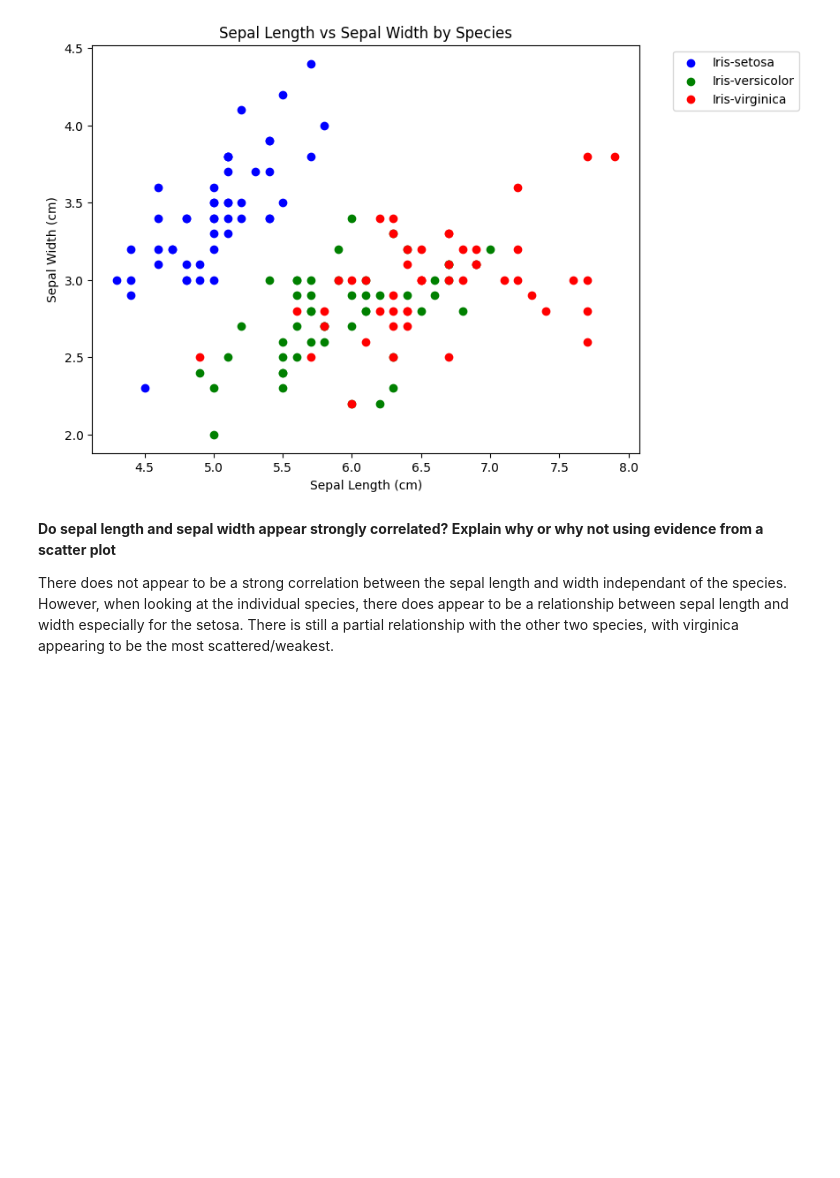
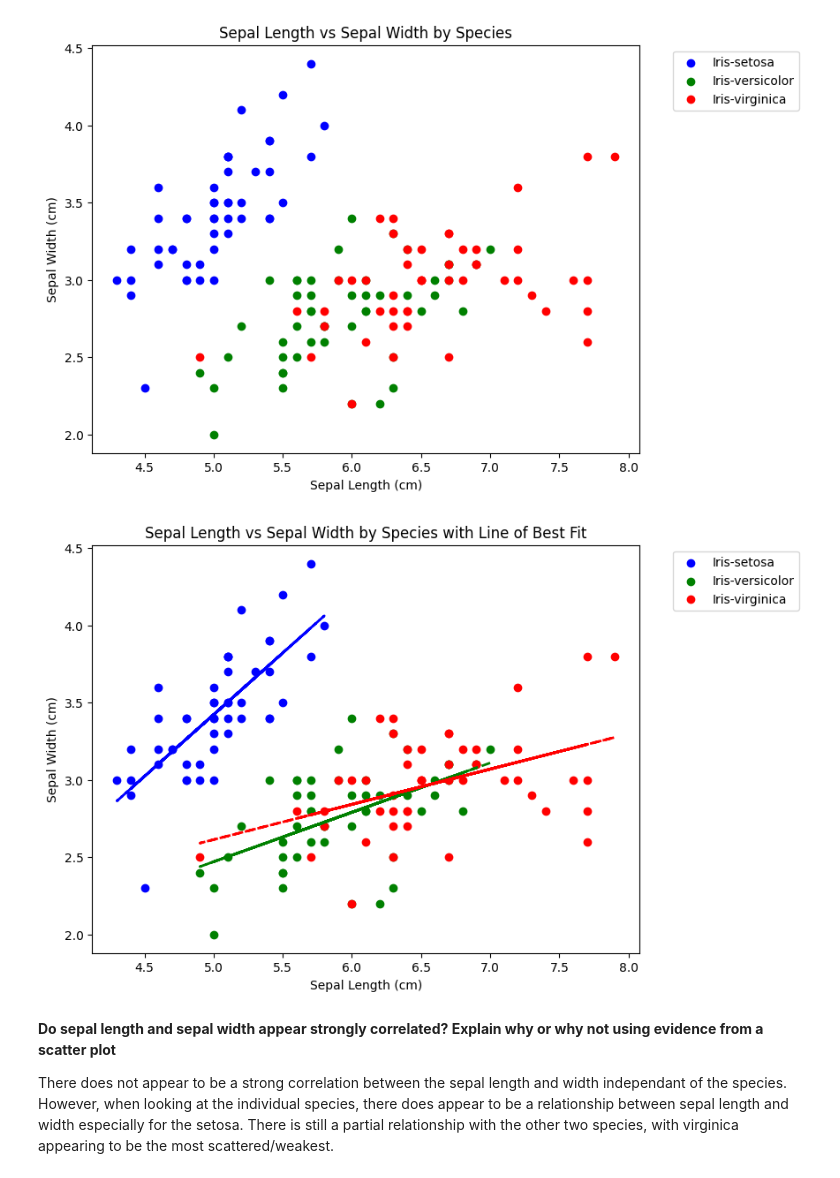
Before and after one commit to DavisReinhard/iris-analysis-group1, a Jupyter notebook: iris_project.ipynb, the cells around one changed output. Cells and saved outputs as stored; diff of their text form; code cells hidden in the pictures; blank space fills up the shorter version.

Commit message:
Added Line of Best Fit, also calculated median of petal length for PP

```diff
--- a/iris_project.ipynb
+++ b/iris_project.ipynb
@@ -449,6 +458,40 @@ plt.ylabel("Sepal Width (cm)")
 plt.show()
 # %% [output]
 [figure]
+# %%
+import matplotlib.pyplot as plt
+import numpy as np
+
+# Create a color dictionary for each species (same as before)
+species_colors = {
+    "Iris-setosa": "blue",
+    "Iris-versicolor": "green",
+    "Iris-virginica": "red"
+}
+
+plt.figure(figsize=(8,6))
+
+# Loop through each species to plot scatter + line of best fit
+for species, color in species_colors.items():
+    subset = df[df["species"] == species]
+    x = subset["sepal_length"]
+    y = subset["sepal_width"]
+
+    # Scatter plot
+    plt.scatter(x, y, color=color, label=species)
+
+    # Line of best fit using NumPy's polyfit (1st degree = linear)
+    m, b = np.polyfit(x, y, 1)
+    plt.plot(x, m*x + b, color=color, linestyle="--", linewidth=2)
+
+# Labels and title
+plt.title("Sepal Length vs Sepal Width by Species with Line of Best Fit")
+plt.xlabel("Sepal Length (cm)")
+plt.ylabel("Sepal Width (cm)")
+plt.legend(bbox_to_anchor=(1.05, 1), loc="upper left")
+plt.show()
+# %% [output]
+[figure, added]
 # %% [markdown]
 **Do sepal length and sepal width appear strongly correlated? Explain why
 or why not using evidence from a scatter plot**
```
Also changed, not shown: parts of 1 cell of this notebook.
